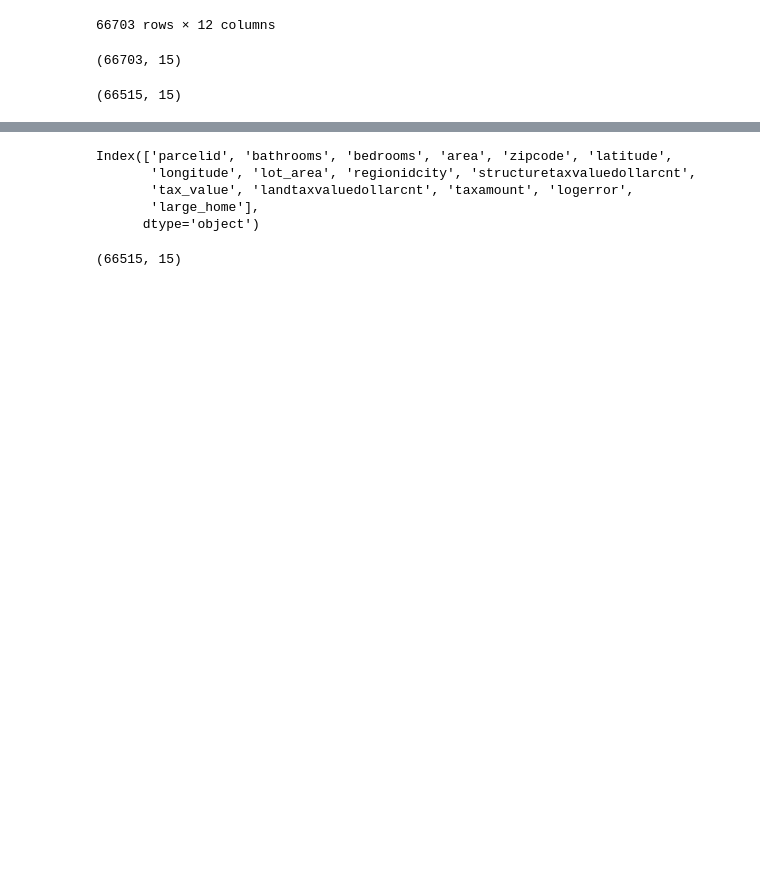
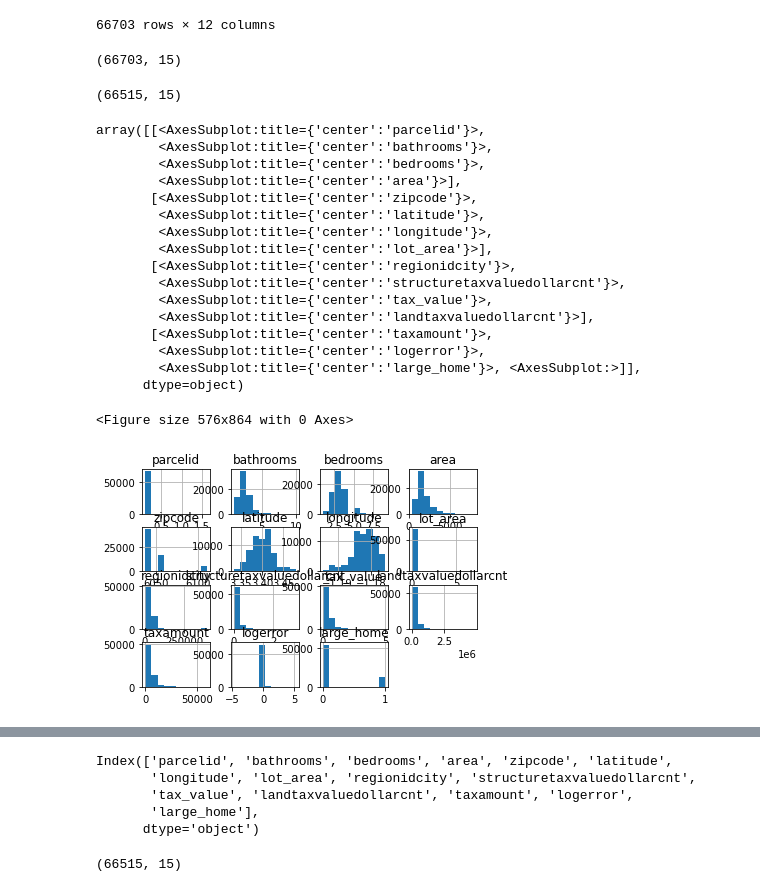
Before and after one commit to SLawsonWoods/clustering_zillow, a Jupyter notebook: drafting_notebook.ipynb, the cells around one changed output, grey strips where cells are left out. Saved outputs shown, nothing was run; the diff lists cells and outputs as text; code cells hidden in the pictures; blank space fills up the shorter version.

```diff
--- a/drafting_notebook.ipynb
+++ b/drafting_notebook.ipynb
@@ -431,4 +432,26 @@ df = df[df.area < 8000]
 df.shape
 # %% [output]
 (66515, 15)
+# %%
+plt.figure(figsize=(8, 12))
+df.hist()
+# %% [output]
+array([[<AxesSubplot:title={'center':'parcelid'}>,
+        <AxesSubplot:title={'center':'bathrooms'}>,
+        <AxesSubplot:title={'center':'bedrooms'}>,
+        <AxesSubplot:title={'center':'area'}>],
+       [<AxesSubplot:title={'center':'zipcode'}>,
+        <AxesSubplot:title={'center':'latitude'}>,
+        <AxesSubplot:title={'center':'longitude'}>,
+        <AxesSubplot:title={'center':'lot_area'}>],
+       [<AxesSubplot:title={'center':'regionidcity'}>,
+        <AxesSubplot:title={'center':'structuretaxvaluedollarcnt'}>,
+        <AxesSubplot:title={'center':'tax_value'}>,
+        <AxesSubplot:title={'center':'landtaxvaluedollarcnt'}>],
+       [<AxesSubplot:title={'center':'taxamount'}>,
+        <AxesSubplot:title={'center':'logerror'}>,
+        <AxesSubplot:title={'center':'large_home'}>, <AxesSubplot:>]],
+      dtype=object)
+<Figure size 576x864 with 0 Axes>
+[figure, added]
 # %%
```
Also changed, not shown: parts of 60 cells of this notebook, 2 other files.
